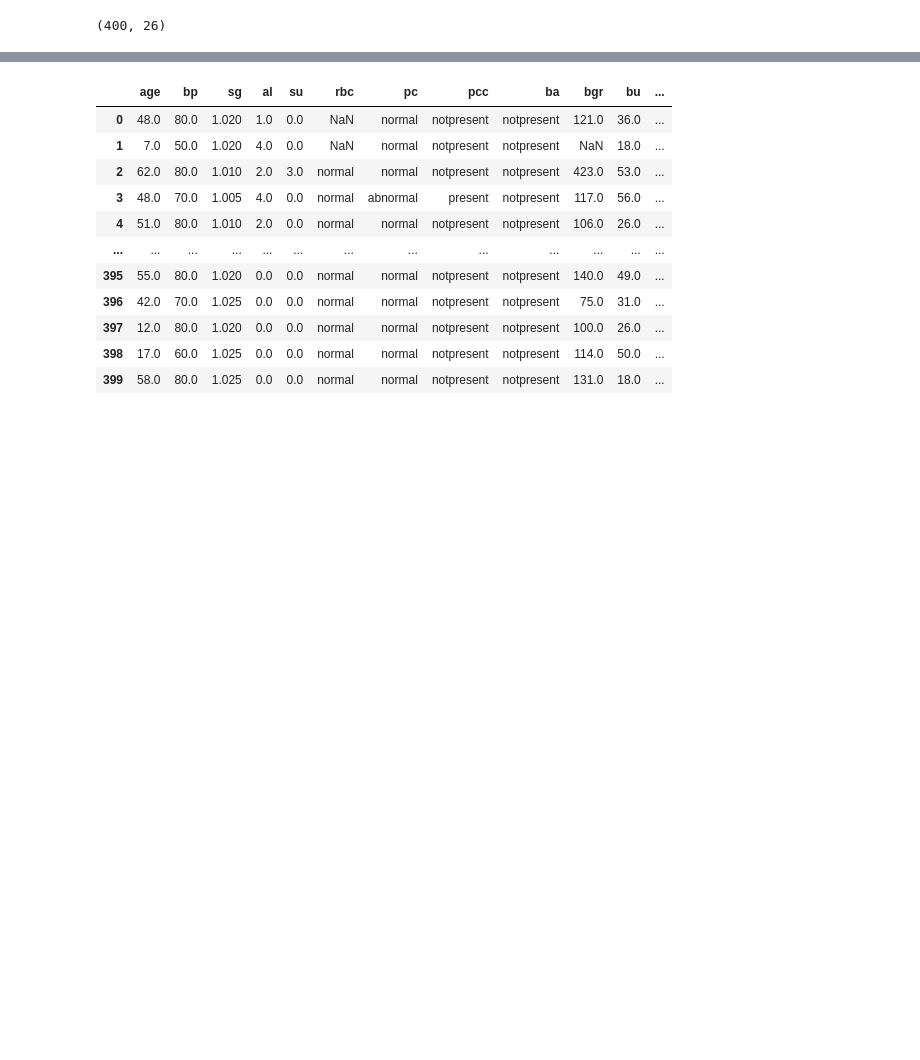
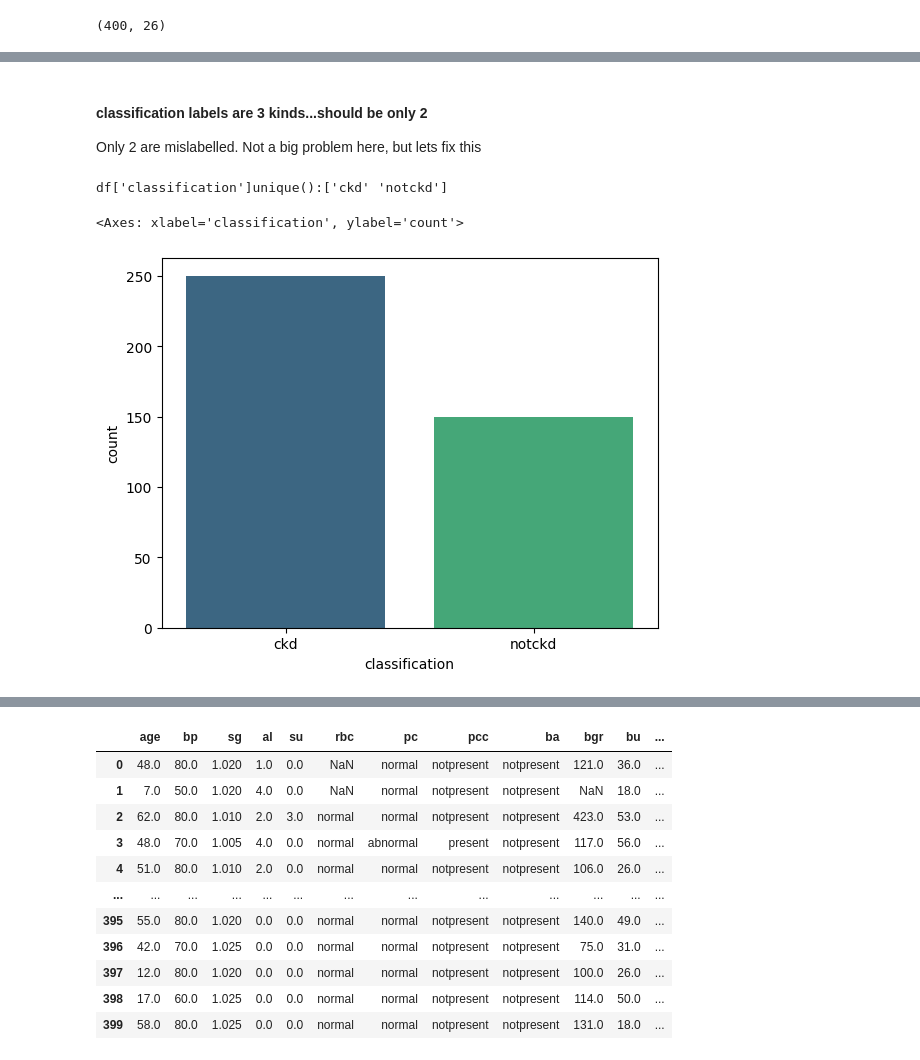
Before and after one commit to ash322ash422/ai_projects, a Jupyter notebook: tutorial/tut_ml/tutorial_ML_Usupervised_PCA/PCA_supervised_CKD-classification.ipynb, the cells around one changed output, grey strips where cells are left out. Cells and saved outputs as stored; diff of their text form; code cells hidden in the pictures; blank space fills up the shorter version.

```diff
--- a/tutorial/tut_ml/tutorial_ML_Usupervised_PCA/PCA_supervised_CKD-classification.ipynb
+++ b/tutorial/tut_ml/tutorial_ML_Usupervised_PCA/PCA_supervised_CKD-classification.ipynb
@@ -64,3 +98,22 @@ So there are 400 records/instances. There are 26 columns aka features
+# %% [markdown]
+#### classification labels are 3 kinds...should be only 2
+Only 2 are mislabelled. Not a big problem here, but lets fix this
+# %%
+def classif(x):
+  if x=='ckd\t':
+    return 'ckd'
+  else:
+    return x
+
+df['classification']=df['classification'].apply(classif,convert_dtype=True)
+print(f"df['classification']unique():{df.classification.unique()}")
+# %% [output]
+df['classification']unique():['ckd' 'notckd']
+# %%
+sns.countplot(x='classification', data=df, palette='viridis')
+# %% [output]
+<Axes: xlabel='classification', ylabel='count'>
+[figure, added]
 # %%
 df.describe()
 # %% [output]
```
Also changed, not shown: parts of 12 cells of this notebook, 2 other files.
